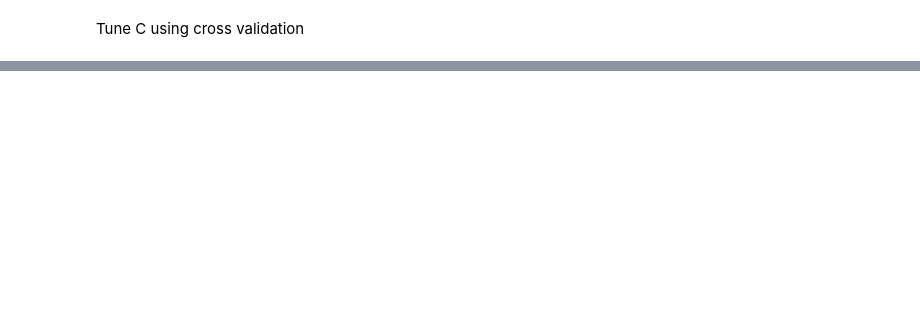
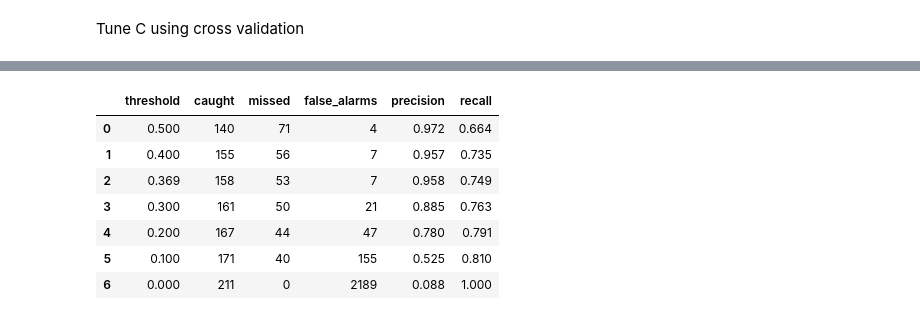
Before and after one commit to maggielii/sensor-ml, a Jupyter notebook: main.ipynb, the cells around one changed output, grey strips where cells are left out. Saved outputs shown, nothing was run; the diff lists cells and outputs as text; code cells hidden in the pictures; blank space fills up the shorter version.

```diff
--- a/main.ipynb
+++ b/main.ipynb
@@ -234,0 +248,17 @@ Choose highest scoring C but exact C should not matter much
+# %%
+train_probs = cross_val_predict(model, X_train, y_train, cv=5, method="predict_proba")[:, 1]
+
+thresholds = np.unique(train_probs)
+f1_scores = []
+
+for threshold in thresholds:
+    pred = (train_probs >= threshold).astype(int)
+    f1_scores.append(f1_score(y_train, pred, zero_division=0))
+
+plt.plot(thresholds, f1_scores)
+plt.xlabel("threshold")
+plt.ylabel("F1")
+plt.show()
+
+best_threshold = thresholds[np.argmax(f1_scores)]
+print(best_threshold, max(f1_scores))
@@ -234,0 +268,20 @@ Choose highest scoring C but exact C should not matter much
+# %%
+table_thresholds = [0.5, 0.4, best_threshold, 0.3, 0.2, 0.1, 0]
+rows = []
+
+for tt in table_thresholds:
+    pred = (train_probs >= tt).astype(int)
+    cm = confusion_matrix(y_train, pred)
+    rows.append([tt, cm[1, 1], cm[1, 0], cm[0, 1], precision_score(y_train, pred), recall_score(y_train, pred)])
+
+threshold_table = pd.DataFrame(rows, columns=["threshold", "caught", "missed", "false_alarms", "precision", "recall"])
+threshold_table.round(3)
+# %% [output]
+|  | threshold | caught | missed | false_alarms | precision | recall |
+| 0 | 0.500 | 140 | 71 | 4 | 0.972 | 0.664 |
+| 1 | 0.400 | 155 | 56 | 7 | 0.957 | 0.735 |
+| 2 | 0.369 | 158 | 53 | 7 | 0.958 | 0.749 |
+| 3 | 0.300 | 161 | 50 | 21 | 0.885 | 0.763 |
+| 4 | 0.200 | 167 | 44 | 47 | 0.780 | 0.791 |
+| 5 | 0.100 | 171 | 40 | 155 | 0.525 | 0.810 |
+| 6 | 0.000 | 211 | 0 | 2189 | 0.088 | 1.000 |
```
Also changed, not shown: parts of 16 cells of this notebook.
